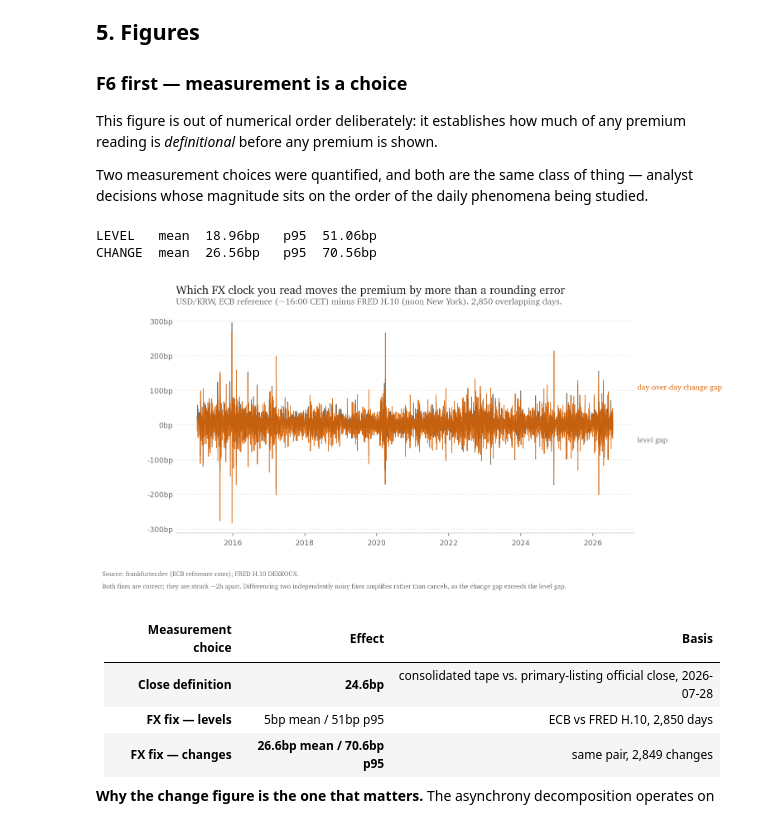
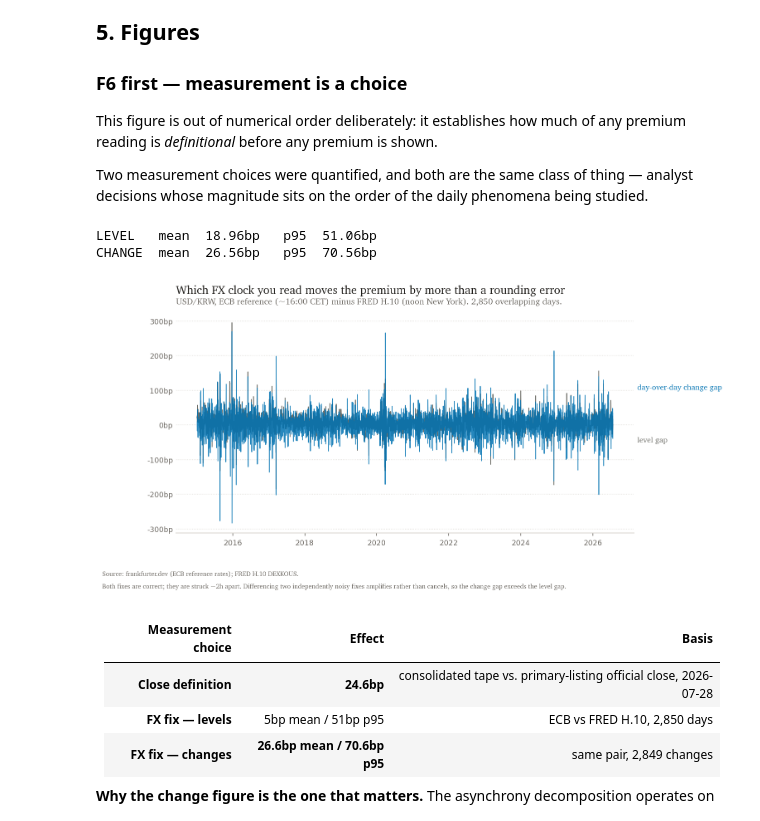
Before and after one commit to ZinuoS/Charon, a Jupyter notebook: notebooks/02_premium_anatomy.ipynb, the cells around one changed output. Drawn from its saved outputs; the diff is of its cells as text; code cells hidden in the pictures.

```diff
--- a/notebooks/02_premium_anatomy.ipynb
+++ b/notebooks/02_premium_anatomy.ipynb
@@ -312,36 +315,36 @@ shared = ecb.index.intersection(noon.index)
 lvl = ((ecb.loc[shared] - noon.loc[shared]) / noon.loc[shared])
 chg = (np.log(ecb.loc[shared]).diff() - np.log(noon.loc[shared]).diff()).dropna()
 
 fig, ax = theme.figure(height=4.6)
 ax.plot(lvl.index, lvl.values, color=theme.GRAY, linewidth=0.9)
-ax.plot(chg.index, chg.values, color=theme.CLAY, linewidth=0.9, alpha=0.85)
+ax.plot(chg.index, chg.values, color=theme.INK, linewidth=0.9, alpha=0.85)
 theme.bp_axis(ax)
 theme.headline(
     ax,
     "Which FX clock you read moves the premium by more than a rounding error",
     "USD/KRW, ECB reference (~16:00 CET) minus FRED H.10 (noon New York). "
     f"{len(shared):,} overlapping days.",
 )
 # Both series end near 0bp, so anchor the labels at separated fixed heights rather than
 # at the (colliding) endpoints.
 ax.annotate("day-over-day change gap", xy=(1.0, 0.66), xycoords="axes fraction",
-            xytext=(4, 0), textcoords="offset points", color=theme.CLAY,
+            xytext=(4, 0), textcoords="offset points", color=theme.INK,
             fontsize=theme.LABEL_SIZE, va="center", ha="left", fontfamily=theme.SERIF_STACK)
 ax.annotate("level gap", xy=(1.0, 0.42), xycoords="axes fraction",
             xytext=(4, 0), textcoords="offset points", color=theme.GRAY,
             fontsize=theme.LABEL_SIZE, va="center", ha="left", fontfamily=theme.SERIF_STACK)
 theme.source_note(
     fig, "frankfurter.dev (ECB reference rates); FRED H.10 DEXKOUS.",
     "Both fixes are correct; they are struck ~2h apart. Differencing two independently "
     "noisy fixes amplifies rather than cancels, so the change gap exceeds the level gap.",
 )
 print(f"LEVEL   mean {lvl.abs().mean()*1e4:6.2f}bp   p95 {lvl.abs().quantile(.95)*1e4:6.2f}bp")
 print(f"CHANGE  mean {chg.abs().mean()*1e4:6.2f}bp   p95 {chg.abs().quantile(.95)*1e4:6.2f}bp")
 fig;
 # %% [output]
 LEVEL   mean  18.96bp   p95  51.06bp
 CHANGE  mean  26.56bp   p95  70.56bp
-[figure, old version]
+[figure, new version]
 # %% [markdown]
 | Measurement choice | Effect | Basis |
 |---|---|---|
```
Also changed, not shown: parts of 7 cells of this notebook, 4 other files.
